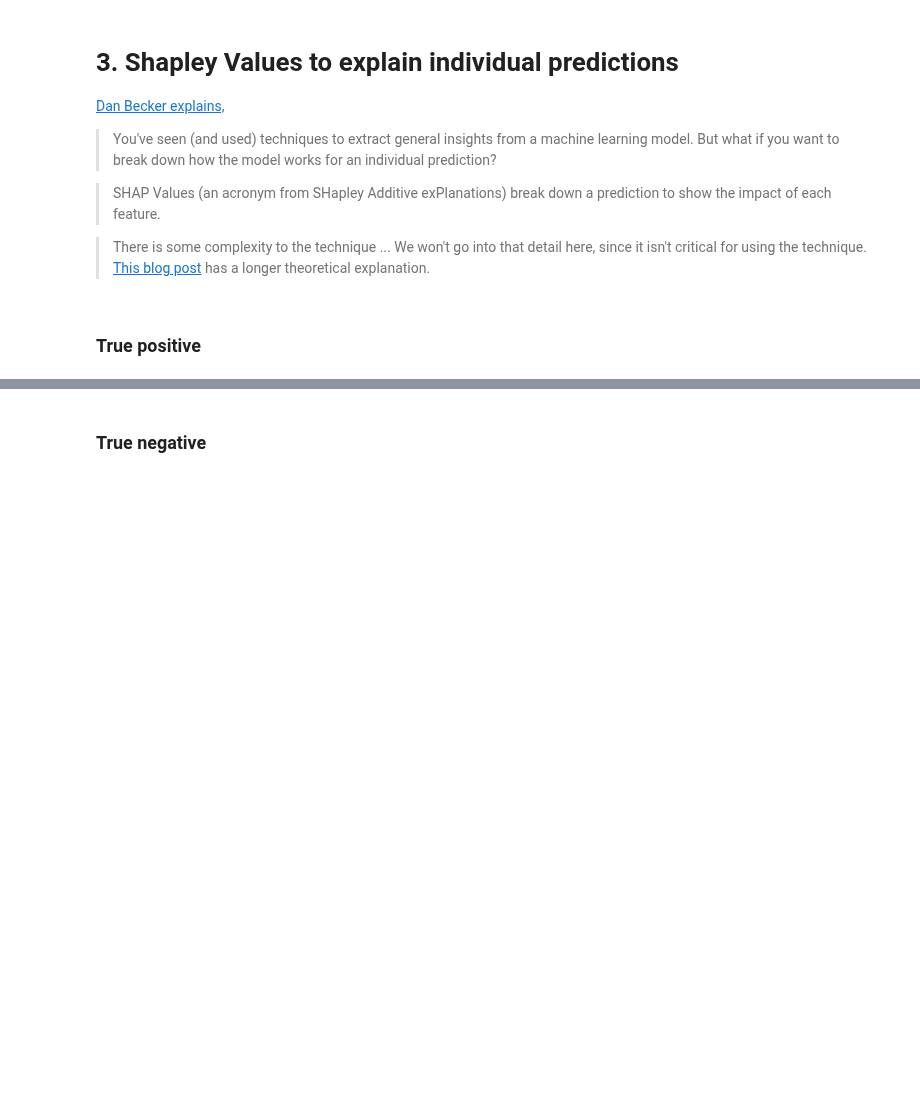
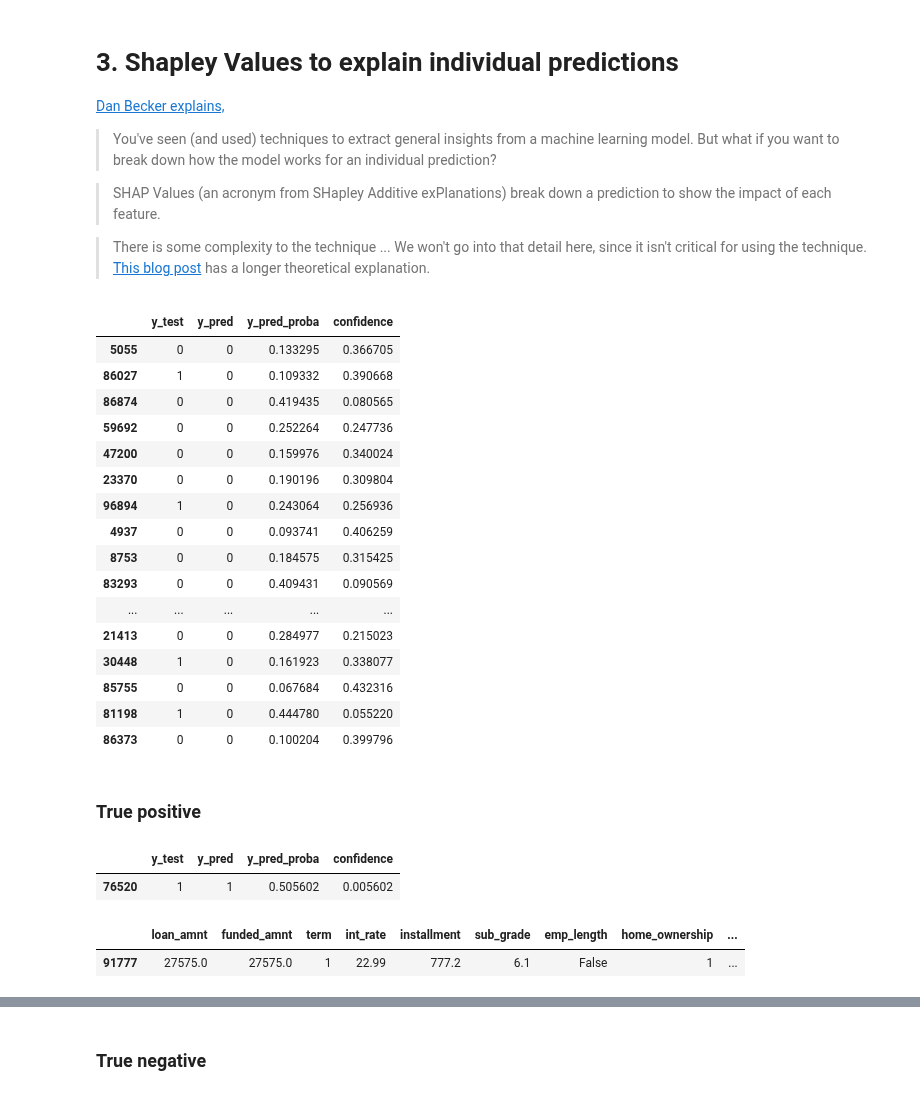
Before and after one commit to LambdaSchool/DS-Unit-2-Sprint-4-Practicing-Understanding, a Jupyter notebook: module3-model-interpretation/LS_DS_243_Model_Interpretation.ipynb, the cells around one changed output, grey strips where cells are left out. Cells and saved outputs as stored; diff of their text form; code cells hidden in the pictures; blank space fills up the shorter version.

```diff
--- a/module3-model-interpretation/LS_DS_243_Model_Interpretation.ipynb
+++ b/module3-model-interpretation/LS_DS_243_Model_Interpretation.ipynb
@@ -353,12 +504,32 @@ Be aware of a bug in PDPBox version <= 0.20:
 
 >There is some complexity to the technique ... We won't go into that detail here, since it isn't critical for using the technique. [This blog post](https://towardsdatascience.com/one-feature-attribution-method-to-supposedly-rule-them-all-shapley-values-f3e04534983d) has a longer theoretical explanation.
 # %%
-y_pred = (y_pred_proba >= 0.5).astype(int)
-confidence = np.abs(y_pred_proba - 0.5)
-preds = pd.DataFrame({'y_test': y_test, 'y_pred': y_pred,
-                      'y_pred_proba': y_pred_proba,
-                      'confidence': confidence})
+threshold = 0.5
+y_pred = (y_pred_proba >= threshold).astype(int)
+confidence = np.abs(y_pred_proba - threshold)
+preds = pd.DataFrame({'y_test': y_test,
+                     'y_pred': y_pred,
+                     'y_pred_proba': y_pred_proba,
+                     'confidence': confidence})
 
-preds.head(10)
+preds.head(20)
+# %% [output]
+|  | y_test | y_pred | y_pred_proba | confidence |
+| 5055 | 0 | 0 | 0.133295 | 0.366705 |
+| 86027 | 1 | 0 | 0.109332 | 0.390668 |
+| 86874 | 0 | 0 | 0.419435 | 0.080565 |
+| 59692 | 0 | 0 | 0.252264 | 0.247736 |
+| 47200 | 0 | 0 | 0.159976 | 0.340024 |
+| 23370 | 0 | 0 | 0.190196 | 0.309804 |
+| 96894 | 1 | 0 | 0.243064 | 0.256936 |
+| 4937 | 0 | 0 | 0.093741 | 0.406259 |
+| 8753 | 0 | 0 | 0.184575 | 0.315425 |
+| 83293 | 0 | 0 | 0.409431 | 0.090569 |
+| ... | ... | ... | ... | ... |
+| 21413 | 0 | 0 | 0.284977 | 0.215023 |
+| 30448 | 1 | 0 | 0.161923 | 0.338077 |
+| 85755 | 0 | 0 | 0.067684 | 0.432316 |
+| 81198 | 1 | 0 | 0.444780 | 0.055220 |
+| 86373 | 0 | 0 | 0.100204 | 0.399796 |
 # %% [markdown]
 ### True positive
@@ -366,0 +536,12 @@ preds.head(10)
+# %%
+tp = preds[(y_pred == 1) & (y_test == 1)]
+tp.sample(n=1)
+# %% [output]
+|  | y_test | y_pred | y_pred_proba | confidence |
+| 76520 | 1 | 1 | 0.505602 | 0.005602 |
+# %%
+data_for_prediction = X_test[X_test.index==91777]
+data_for_prediction
+# %% [output]
+|  | loan_amnt | funded_amnt | term | int_rate | installment | sub_grade | emp_length | home_ownership | ... |
+| 91777 | 27575.0 | 27575.0 | 1 | 22.99 | 777.2 | 6.1 | False | 1 | ... |
```
Also changed, not shown: parts of 34 cells of this notebook, 4 other files.
